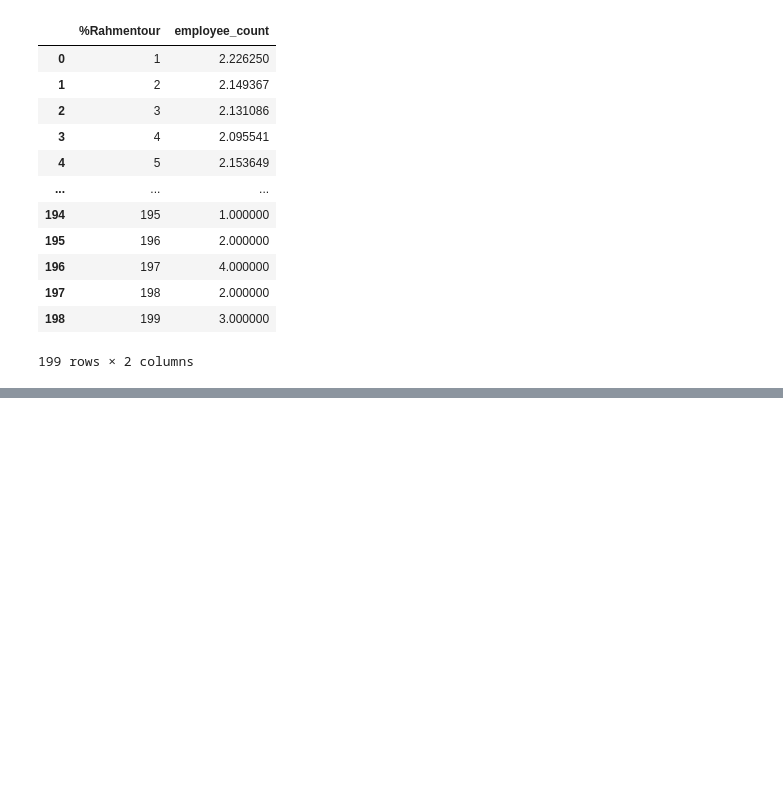
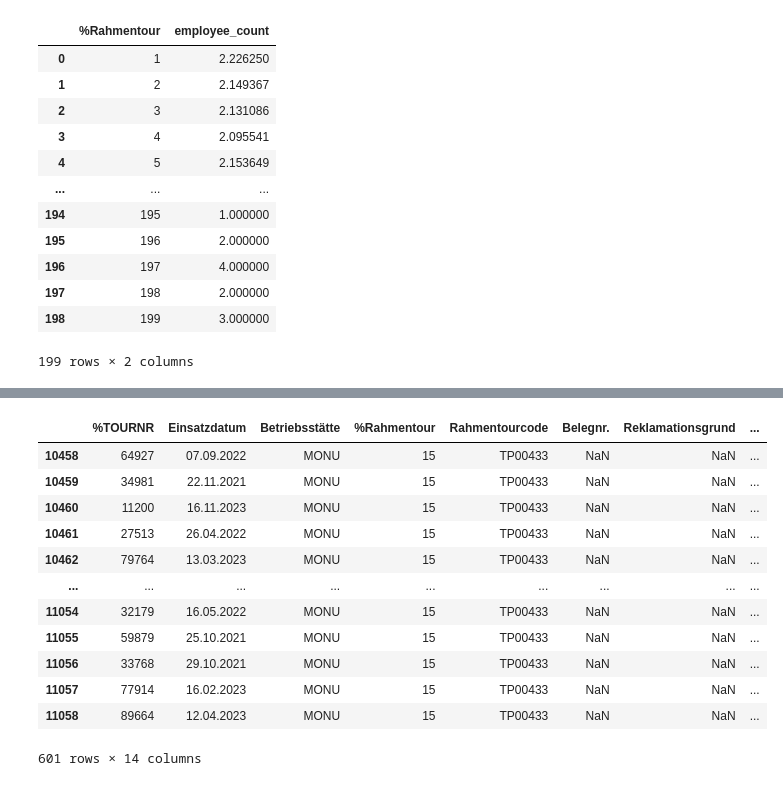
Before and after one commit to baz263/n3xtcoder, a Jupyter notebook: join.ipynb, the cells around one changed output, grey strips where cells are left out. Drawn from its saved outputs; the diff is of its cells as text; code cells hidden in the pictures; blank space fills up the shorter version.

```diff
--- a/join.ipynb
+++ b/join.ipynb
@@ -398,0 +397,16 @@ everything_table.sample(20)
+# %%
+everything_table[everything_table.Rahmentourcode == 'TP00433']
+# %% [output]
+|  | %TOURNR | Einsatzdatum | Betriebsstätte | %Rahmentour | Rahmentourcode | Belegnr. | Reklamationsgrund | ... |
+| 10458 | 64927 | 07.09.2022 | MONU | 15 | TP00433 | NaN | NaN | ... |
+| 10459 | 34981 | 22.11.2021 | MONU | 15 | TP00433 | NaN | NaN | ... |
+| 10460 | 11200 | 16.11.2023 | MONU | 15 | TP00433 | NaN | NaN | ... |
+| 10461 | 27513 | 26.04.2022 | MONU | 15 | TP00433 | NaN | NaN | ... |
+| 10462 | 79764 | 13.03.2023 | MONU | 15 | TP00433 | NaN | NaN | ... |
+| ... | ... | ... | ... | ... | ... | ... | ... | ... |
+| 11054 | 32179 | 16.05.2022 | MONU | 15 | TP00433 | NaN | NaN | ... |
+| 11055 | 59879 | 25.10.2021 | MONU | 15 | TP00433 | NaN | NaN | ... |
+| 11056 | 33768 | 29.10.2021 | MONU | 15 | TP00433 | NaN | NaN | ... |
+| 11057 | 77914 | 16.02.2023 | MONU | 15 | TP00433 | NaN | NaN | ... |
+| 11058 | 89664 | 12.04.2023 | MONU | 15 | TP00433 | NaN | NaN | ... |
+601 rows × 14 columns
```
Also changed, not shown: parts of 5 cells of this notebook, 2 other files.
